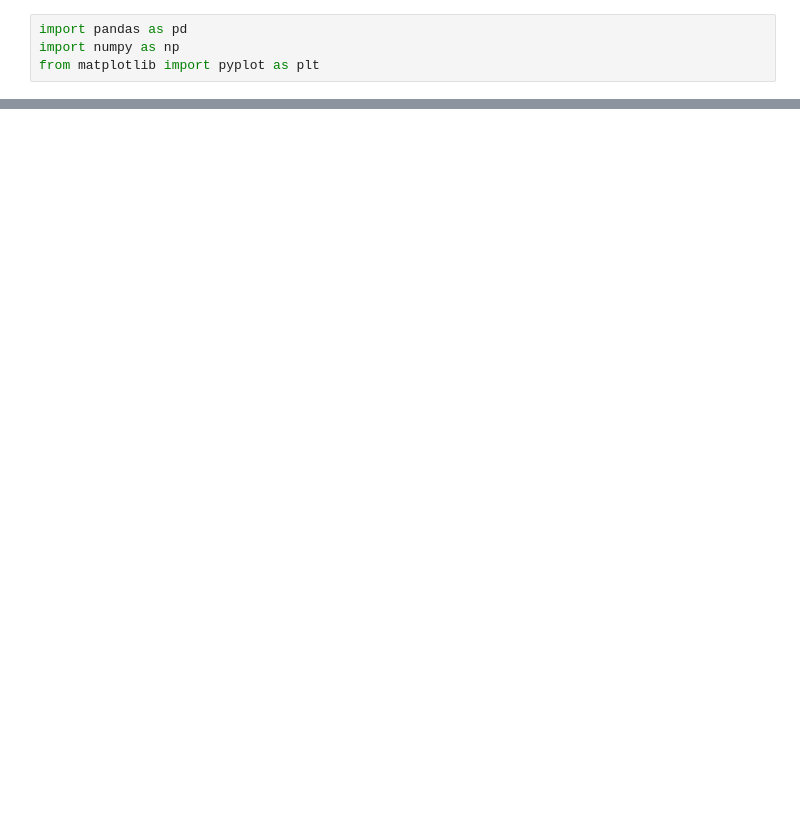
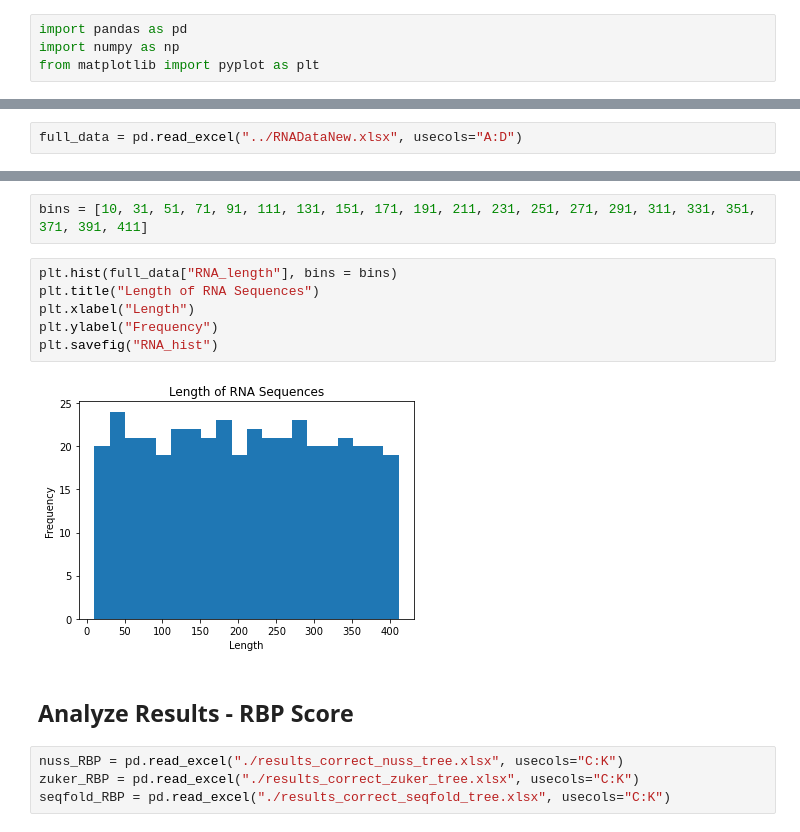
Before and after one commit to gracelang15/Algorithms-Project, a Jupyter notebook: results_analysis.ipynb, the cells around one changed output, grey strips where cells are left out. Cells and saved outputs as stored; diff of their text form; blank space fills up the shorter version.

Commit message:
update results with new charts

```diff
--- a/results_analysis.ipynb
+++ b/results_analysis.ipynb
@@ -197,0 +7,2 @@ plt.legend()
+# %%
+full_data = pd.read_excel("../RNADataNew.xlsx", usecols="A:D")
@@ -197,0 +27,16 @@ plt.legend()
+# %%
+bins = [10, 31, 51, 71, 91, 111, 131, 151, 171, 191, 211, 231, 251, 271, 291, 311, 331, 351, 371, 391, 411]
+# %%
+plt.hist(full_data["RNA_length"], bins = bins)
+plt.title("Length of RNA Sequences")
+plt.xlabel("Length")
+plt.ylabel("Frequency")
+plt.savefig("RNA_hist")
+# %% [output]
+[figure, added]
+# %% [markdown]
+## Analyze Results - RBP Score
+# %%
+nuss_RBP = pd.read_excel("./results_correct_nuss_tree.xlsx", usecols="C:K")
+zuker_RBP = pd.read_excel("./results_correct_zuker_tree.xlsx", usecols="C:K")
+seqfold_RBP = pd.read_excel("./results_correct_seqfold_tree.xlsx", usecols="C:K")
```
Also changed, not shown: parts of 53 cells of this notebook.
